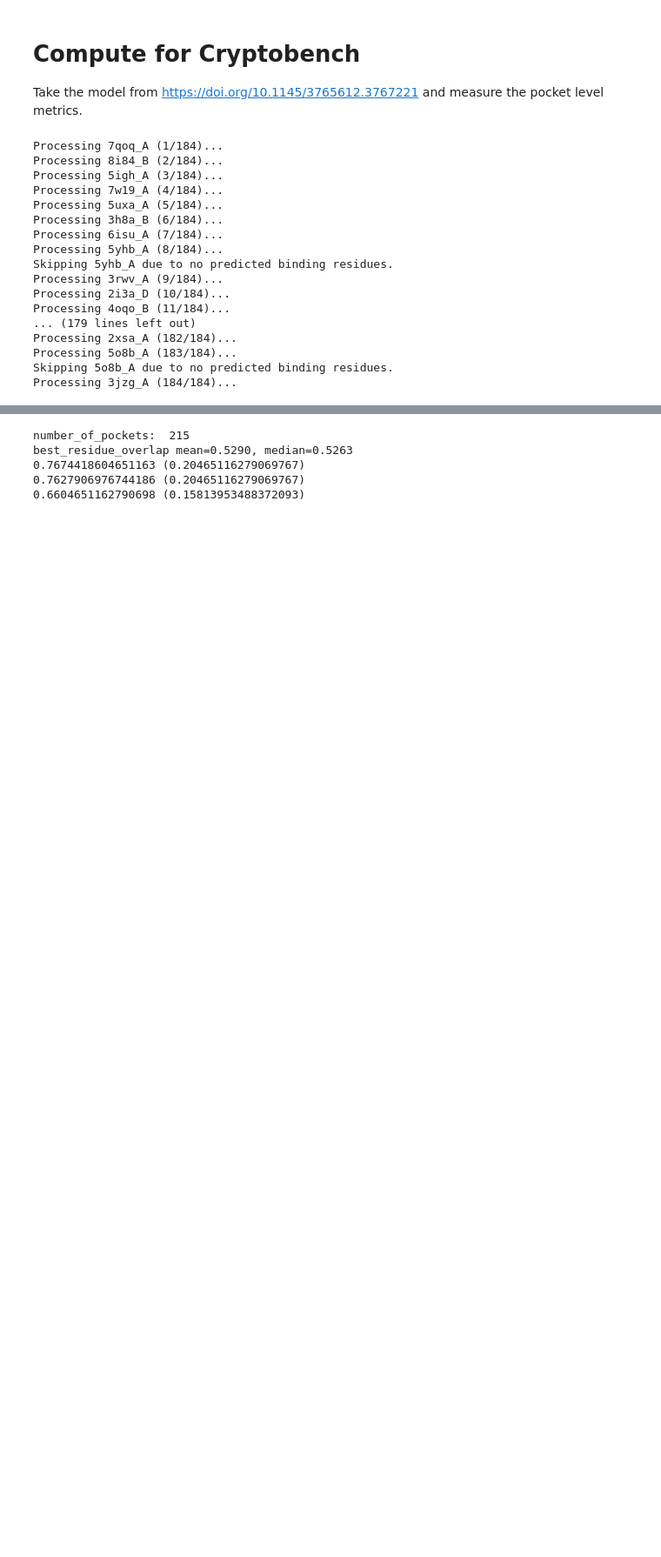
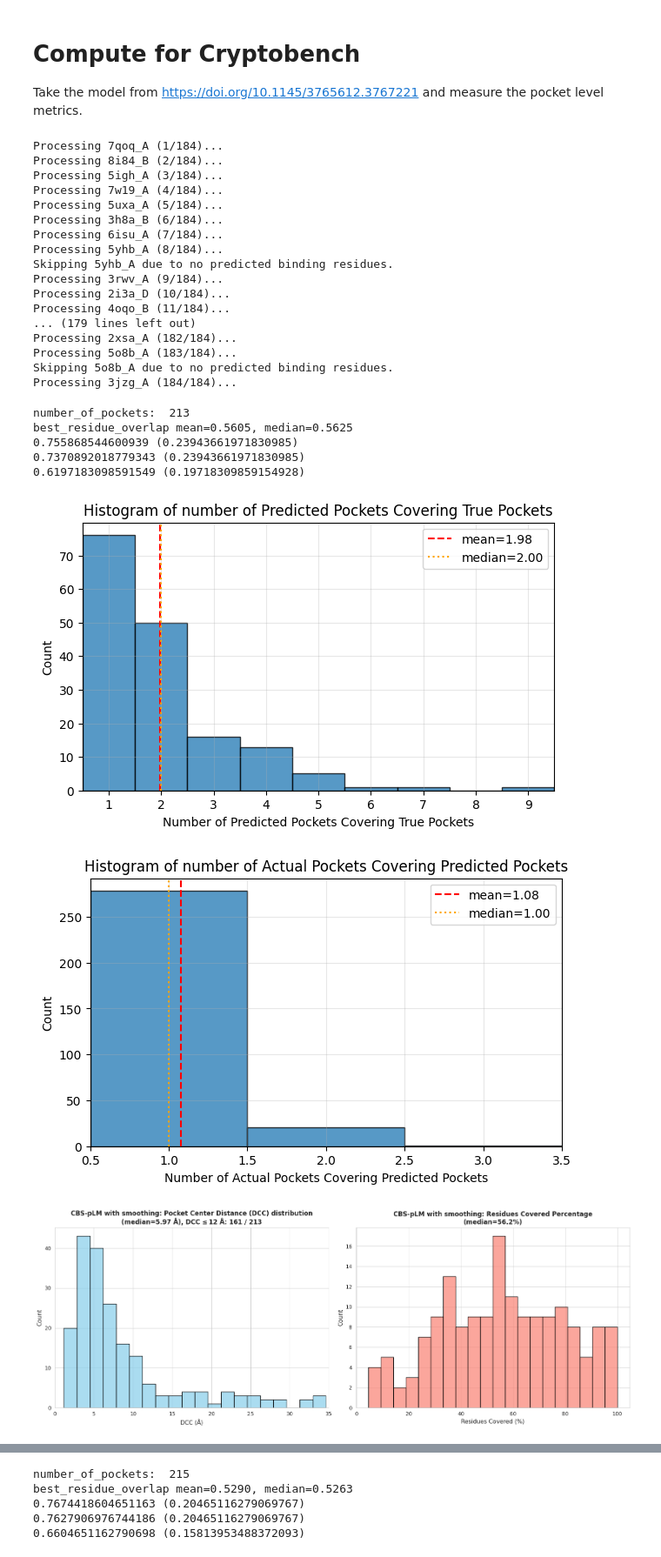
Before and after one commit to skrhakv/seq2pocket, a Jupyter notebook: src/clustering/atom-pocket-level-evaluation-cryptobench.ipynb, the cells around one changed output, grey strips where cells are left out. Shown at 87% size. Saved outputs shown, nothing was run; the diff lists cells and outputs as text; code cells hidden in the pictures; blank space fills up the shorter version.

```diff
--- a/src/clustering/atom-pocket-level-evaluation-cryptobench.ipynb
+++ b/src/clustering/atom-pocket-level-evaluation-cryptobench.ipynb
@@ -34,7 +34,8 @@ COORDINATES_DIR = f"{PATH}/data/coordinates/cryptobench"
 POSITIVE_DISTANCE_THRESHOLD = 15
 PRECALCULATED = False
 PREDICTIONS_PATH = f'{PATH}/data/predictions'
-CB_PATH = f'{PATH}/data/data-extraction/cryptobench-clustered-binding-sites.csv'
+# CB_PATH = f'{PATH}/data/data-extraction/cryptobench-clustered-binding-sites.csv'
+CB_PATH = f'{PATH}/data/data-extraction/cryptobench-clustered-binding-sites-without-ligysis.csv'
 
 PRECALCULATED_PATH = f'{PREDICTIONS_PATH}/cbs-model'
 DECISION_THRESHOLD = 0.7
@@ -57,6 +58,8 @@ number_of_overlapping_predictions_on_actual_pocket = []
 number_of_overlapping_actual_sites_on_predicted_pocket = []
 best_residue_overlaps = []
 
+overall_actual_centers = {}
+
 for i, protein_id in enumerate(sequences.keys()):
     pdb_id, chain_id = protein_id.split('_')
     sequence = sequences[protein_id]
@@ -69,7 +72,6 @@ for i, protein_id in enumerate(sequences.keys()):
         # finetuned prediction
         probabilities = eval_utils.compute_prediction(
             sequence,
-            f'/tmp/skrhakv',
             model,
             tokenizer
         )
@@ -172,6 +174,8 @@ for i, protein_id in enumerate(sequences.keys()):
         pocket_center = np.mean(pocket_coords, axis=0)
         actual_centers.append(pocket_center)
 
+    overall_actual_centers[protein_id] = actual_centers
+
     for i, center in enumerate(actual_centers):
         DCC_N = float('inf')
         for j in selected_clusters_N:
@@ -228,8 +232,10 @@ for i, protein_id in enumerate(sequences.keys()):
                 number_of_predicted_pockets += 1
         number_of_overlapping_predictions_on_actual_pocket.append(number_of_predicted_pockets)
 
-    with open(f'{PATH}/data/predictions/cbs-model-with-clustering/{protein_id.replace("_", "")}.pkl', 'wb') as f:
-        pickle.dump((cluster_residues, additional_residues), f)
+    # with open(f'{PATH}/data/predictions/cbs-model-with-clustering/{protein_id.replace("_", "")}.pkl', 'wb') as f:
+    #     pickle.dump((cluster_residues, additional_residues), f)
+
+np.save('/home/skrhakv/Projects/seq2pocket/data/actual_centers.npy', overall_actual_centers)
 # %% [output]
 Processing 7qoq_A (1/184)...
 Processing 8i84_B (2/184)...
@@ -248,3 +254,67 @@ Processing 2xsa_A (182/184)...
 Processing 5o8b_A (183/184)...
 Skipping 5o8b_A due to no predicted binding residues.
 Processing 3jzg_A (184/184)...
+# %%
+import numpy as np
+import matplotlib.pyplot as plt
+import numpy as np
+
+number_of_pockets = sum([len(i) for i in binding_residues.values()])
+print('number_of_pockets: ', number_of_pockets)
+mean_br = np.mean(best_residue_overlaps)
+median_br = np.median(best_residue_overlaps)
+print(f'best_residue_overlap mean={mean_br:.4f}, median={median_br:.4f}')
+
+print(np.sum(np.array(DCCs) < 12) / number_of_pockets, f'({np.sum(np.array(DCCs) < 4) / number_of_pockets})')
+print(np.sum(np.array(DCCs_N_plus_K) < 12) / number_of_pockets, f'({np.sum(np.array(DCCs_N_plus_K) < 4) / number_of_pockets})')
+print(np.sum(np.array(DCCs_N) < 12) / number_of_pockets, f'({np.sum(np.array(DCCs_N) < 4) / number_of_pockets})')
+
+fig, ax = plt.subplots(figsize=(7, 4))
+
+# Remove zeros
+number_of_overlapping_actual_sites_on_predicted_pocket_without_zeros = [i for i in number_of_overlapping_actual_sites_on_predicted_pocket if i != 0]
+bins = np.arange(-0.5, max(number_of_overlapping_actual_sites_on_predicted_pocket_without_zeros) + 1.5, 1)
+ax.clear()
+ax.hist(number_of_overlapping_actual_sites_on_predicted_pocket_without_zeros, bins=bins, color='C0', edgecolor='k', alpha=0.75)
+mean_cov = np.mean(number_of_overlapping_actual_sites_on_predicted_pocket_without_zeros)
+median_cov = np.median(number_of_overlapping_actual_sites_on_predicted_pocket_without_zeros)
+ax.axvline(mean_cov, color='red', linestyle='--', label=f"mean={mean_cov:.2f}")
+ax.axvline(median_cov, color='orange', linestyle=':', label=f"median={median_cov:.2f}")
+ax.set_title("Histogram of number of Predicted Pockets Covering True Pockets")
+ax.set_xlim(0.5, max(number_of_overlapping_actual_sites_on_predicted_pocket_without_zeros) + 0.5)
+ax.set_xlabel("Number of Predicted Pockets Covering True Pockets")
+ax.set_ylabel("Count")
+ax.legend()
+ax.grid(alpha=0.3)
+plt.show()
+
+fig, ax = plt.subplots(figsize=(7, 4))
+
+# Remove zeros
+number_of_overlapping_predictions_on_actual_pocket_without_zeros = [i for i in number_of_overlapping_predictions_on_actual_pocket if i != 0]
+bins = np.arange(-0.5, max(number_of_overlapping_predictions_on_actual_pocket_without_zeros) + 1.5, 1)
+ax.clear()
+ax.hist(number_of_overlapping_predictions_on_actual_pocket_without_zeros, bins=bins, color='C0', edgecolor='k', alpha=0.75)
+mean_cov = np.mean(number_of_overlapping_predictions_on_actual_pocket_without_zeros)
+median_cov = np.median(number_of_overlapping_predictions_on_actual_pocket_without_zeros)
+ax.axvline(mean_cov, color='red', linestyle='--', label=f"mean={mean_cov:.2f}")
+ax.axvline(median_cov, color='orange', linestyle=':', label=f"median={median_cov:.2f}")
+ax.set_title("Histogram of number of Actual Pockets Covering Predicted Pockets")
+ax.set_xlim(0.5, max(number_of_overlapping_predictions_on_actual_pocket_without_zeros) + 0.5)
+ax.set_xlabel("Number of Actual Pockets Covering Predicted Pockets")
+ax.set_ylabel("Count")
+ax.legend()
+ax.grid(alpha=0.3)
+plt.show()
+
+
+clustering_utils.print_plots(DCCs, [i * 100 for i in best_residue_overlaps], number_of_pockets, 'CBS-pLM with smoothing', 12)
+# %% [output]
+number_of_pockets:  213
+best_residue_overlap mean=0.5605, median=0.5625
+0.755868544600939 (0.23943661971830985)
+0.7370892018779343 (0.23943661971830985)
+0.6197183098591549 (0.19718309859154928)
+[figure, added]
+[figure, added]
+[figure, added]
```
Also changed, not shown: parts of 3 cells of this notebook, 5 other files.
